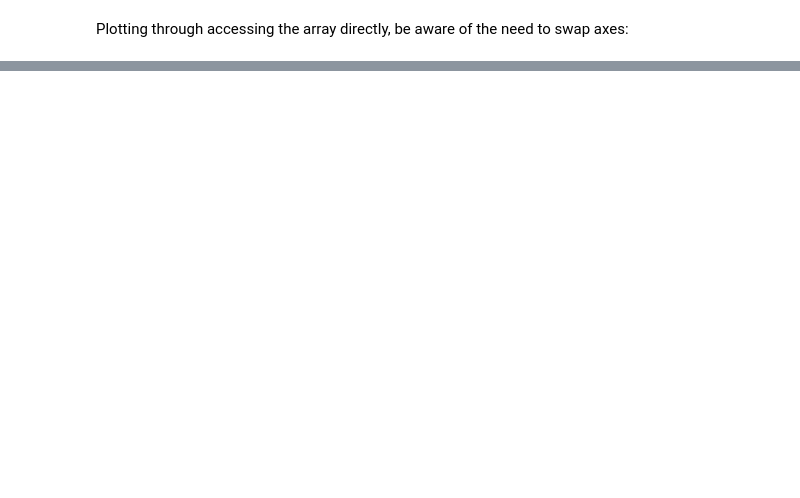
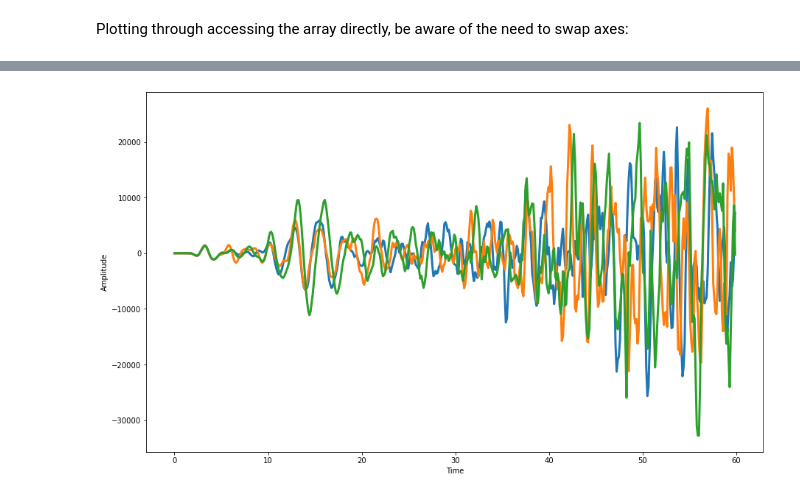
Before and after one commit to GGDRriedel/readreflexw, a Jupyter notebook: example_usage.ipynb, the cells around one changed output, grey strips where cells are left out. Cells and saved outputs as stored; diff of their text form; code cells hidden in the pictures; blank space fills up the shorter version.

```diff
--- a/example_usage.ipynb
+++ b/example_usage.ipynb
@@ -75,0 +93,5 @@ plt.imshow(radardata.traces.T,aspect='auto',vmin=maxmin*-1,vmax=maxmin)
+# %%
+#plot several traces
+radardata.traceplot([1,10,100])
+# %% [output]
+[figure, added]
```
Also changed, not shown: parts of 24 cells of this notebook, 4 other files.
